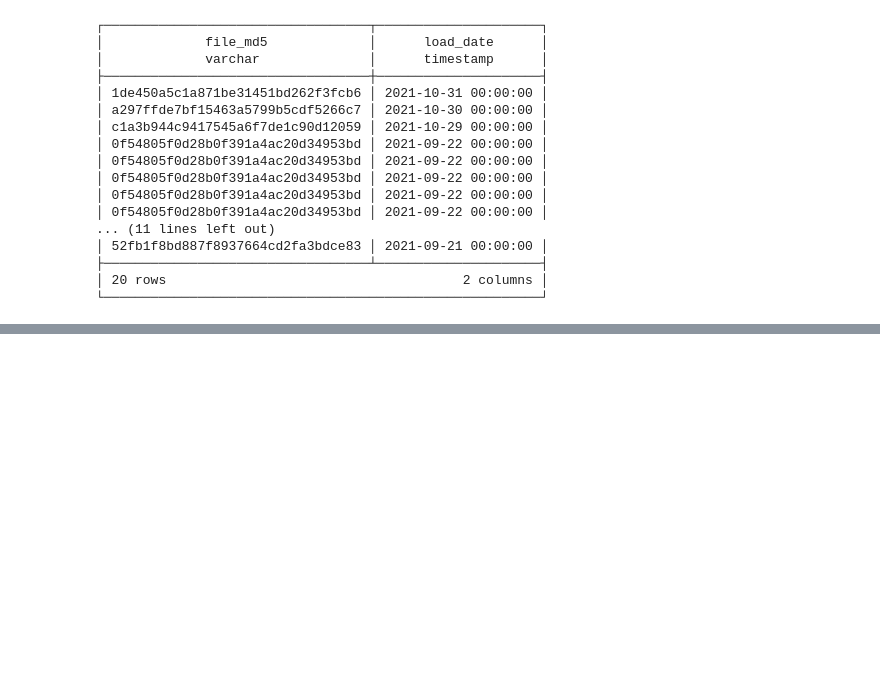
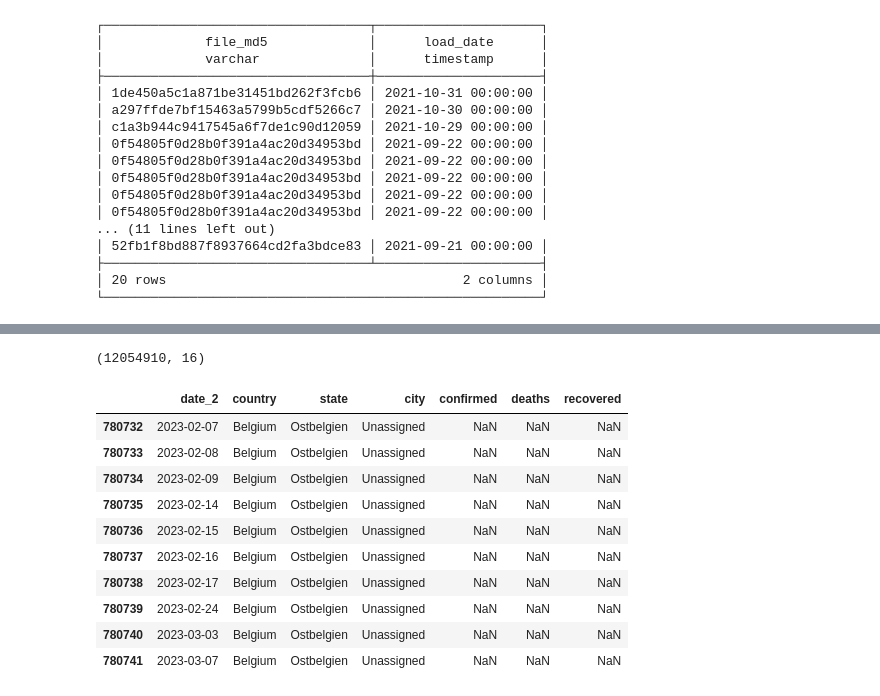
Before and after one commit to 1byte-yoda/covid19_data_pipeline, a Jupyter notebook: adhoc/covid19_eda.ipynb, the cells around one changed output, grey strips where cells are left out. Cells and saved outputs as stored; diff of their text form; code cells hidden in the pictures; blank space fills up the shorter version.

```diff
--- a/adhoc/covid19_eda.ipynb
+++ b/adhoc/covid19_eda.ipynb
@@ -789,0 +867,4 @@ LIMIT 50
+# %%
+helper_df.shape
+# %% [output]
+(12054910, 16)
@@ -789,0 +873,14 @@ LIMIT 50
+# %%
+helper_df[["date_2", "country", "state", "city",  "confirmed", "deaths", "recovered"]].tail(10)
+# %% [output]
+|  | date_2 | country | state | city | confirmed | deaths | recovered |
+| 780732 | 2023-02-07 | Belgium | Ostbelgien | Unassigned | NaN | NaN | NaN |
+| 780733 | 2023-02-08 | Belgium | Ostbelgien | Unassigned | NaN | NaN | NaN |
+| 780734 | 2023-02-09 | Belgium | Ostbelgien | Unassigned | NaN | NaN | NaN |
+| 780735 | 2023-02-14 | Belgium | Ostbelgien | Unassigned | NaN | NaN | NaN |
+| 780736 | 2023-02-15 | Belgium | Ostbelgien | Unassigned | NaN | NaN | NaN |
+| 780737 | 2023-02-16 | Belgium | Ostbelgien | Unassigned | NaN | NaN | NaN |
+| 780738 | 2023-02-17 | Belgium | Ostbelgien | Unassigned | NaN | NaN | NaN |
+| 780739 | 2023-02-24 | Belgium | Ostbelgien | Unassigned | NaN | NaN | NaN |
+| 780740 | 2023-03-03 | Belgium | Ostbelgien | Unassigned | NaN | NaN | NaN |
+| 780741 | 2023-03-07 | Belgium | Ostbelgien | Unassigned | NaN | NaN | NaN |
```
Also changed, not shown: parts of 21 cells of this notebook, 1 other file.
